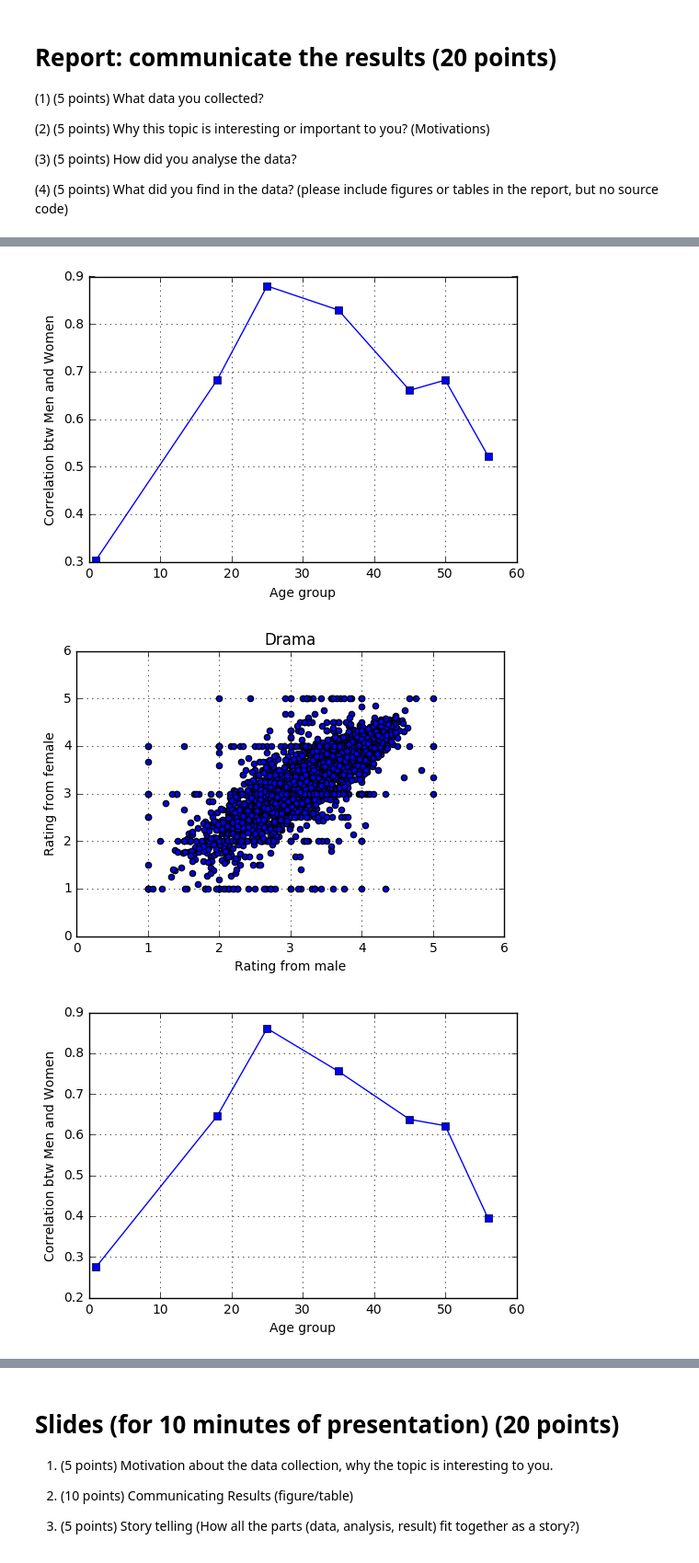
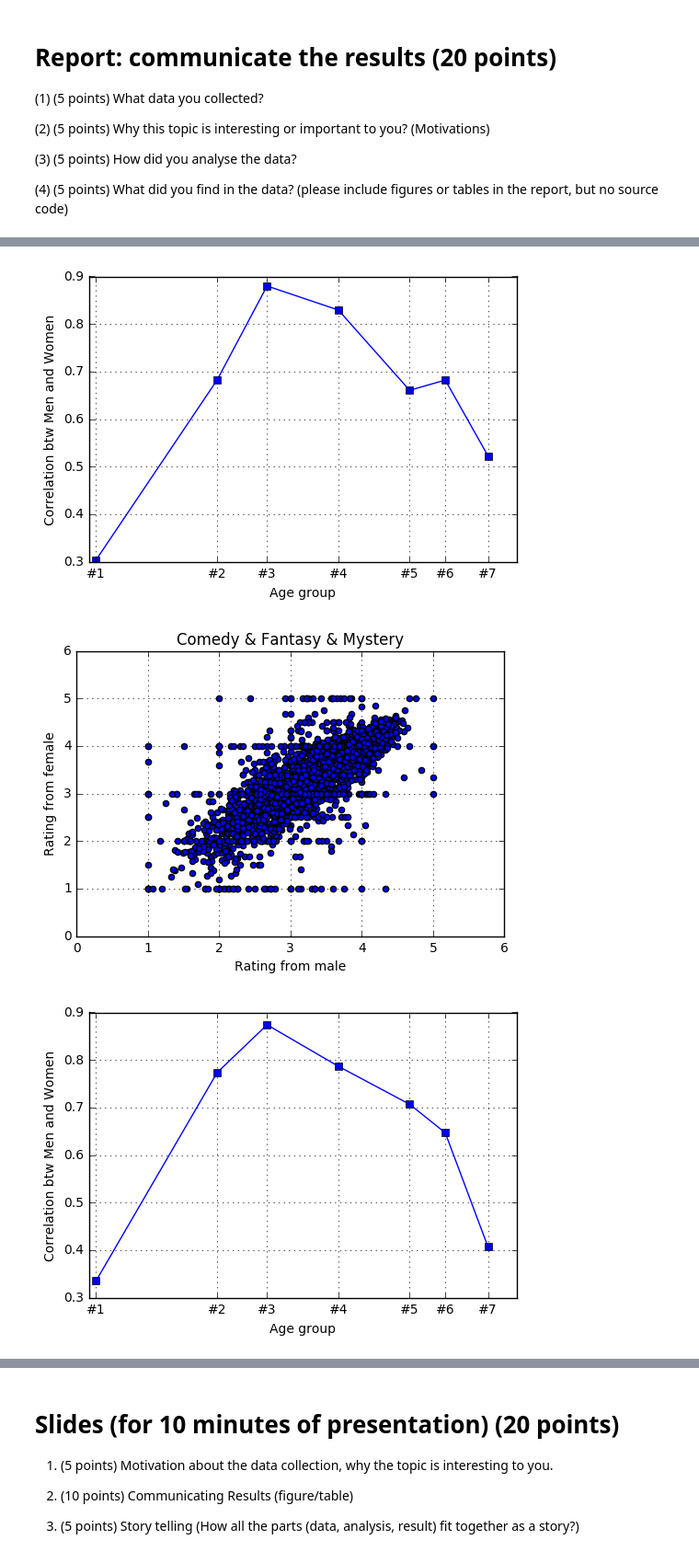
Before and after one commit to GuanxiongLiu/DS501, a Jupyter notebook: CaseStudy2/CaseStudy2.ipynb, the cells around one changed output, grey strips where cells are left out. Shown: that part at 92% size. Drawn from its saved outputs; the diff is of its cells as text; code cells hidden in the pictures.

Commit message:
add OLS btw average rating and rating from different age group, change the movie group to study the correlation between Men and Women in different age group.

```diff
--- a/CaseStudy2/CaseStudy2.ipynb
+++ b/CaseStudy2/CaseStudy2.ipynb
@@ -406,13 +441,17 @@ candidate.head()
 # generate four different groups of movies
 movie_1 = candidate[candidate['Genres'].str.contains('Action')].copy()
 movie_1.append(candidate[candidate['Genres'].str.contains('Advanture')].copy())
-movie_1.append(candidate[candidate['Genres'].str.contains('Thriller')].copy())
+movie_1.append(candidate[candidate['Genres'].str.contains('Crime')].copy())
+movie_1.append(candidate[candidate['Genres'].str.contains('War')].copy())
 
 movie_2 = candidate[candidate['Genres'].str.contains('Romance')].copy()
 movie_2.append(candidate[candidate['Genres'].str.contains('Musical')].copy())
+movie_2.append(candidate[candidate['Genres'].str.contains('Drama')].copy())
 
-movie_3 = candidate[candidate['Genres'].str.contains('Drama')].copy()
+movie_3 = candidate[candidate['Genres'].str.contains('Comedy')].copy()
+movie_3.append(candidate[candidate['Genres'].str.contains('Fantasy')].copy())
+movie_3.append(candidate[candidate['Genres'].str.contains('Mystery')].copy())
 
-movie_4 = candidate[candidate['Genres'].str.contains('Comedy')].copy()
+print ('')
 # %%
 # group 1
@@ -471,9 +511,10 @@ plt.plot(ages, corr, 'blue', marker='s')
 plt.xlabel('Age group')
 plt.ylabel('Correlation btw Men and Women')
 plt.grid(True)
+plt.xticks([1, 18, 25, 35, 45, 50, 56], ('#1', '#2', '#3', '#4', '#5', '#6', '#7'))
 plt.show()
 # %% [output]
-[figure, old version]
+[figure, new version]
 # %%
 # group 3
 # Drama
@@ -484,23 +525,24 @@ table = df.pivot_table('Rating', index='MovieID', columns='Gender', aggfunc='mea
 plt.scatter(table['M'], table['F'])
 plt.xlabel('Rating from male')
 plt.ylabel('Rating from female')
-plt.title('Drama')
+plt.title('Comedy & Fantasy & Mystery')
 plt.grid(True)
 plt.show()
 # %% [output]
-[figure, old version]
+[figure, new version]
 # %%
 ages = df['Age'].unique().tolist()
 ages.sort()
 corr = []
 for age in ages:
     table = movie_3[movie_3['Age'] == age].pivot_table('Rating', index='MovieID', columns='Gender', aggfunc='mean')
     corr.append(table.corr().loc['M']['F'])
 
 plt.plot(ages, corr, 'blue', marker='s')
 plt.xlabel('Age group')
 plt.ylabel('Correlation btw Men and Women')
 plt.grid(True)
+plt.xticks([1, 18, 25, 35, 45, 50, 56], ('#1', '#2', '#3', '#4', '#5', '#6', '#7'))
 plt.show()
 # %% [output]
-[figure, old version]
+[figure, new version]
```
Also changed, not shown: parts of 6 cells of this notebook.
